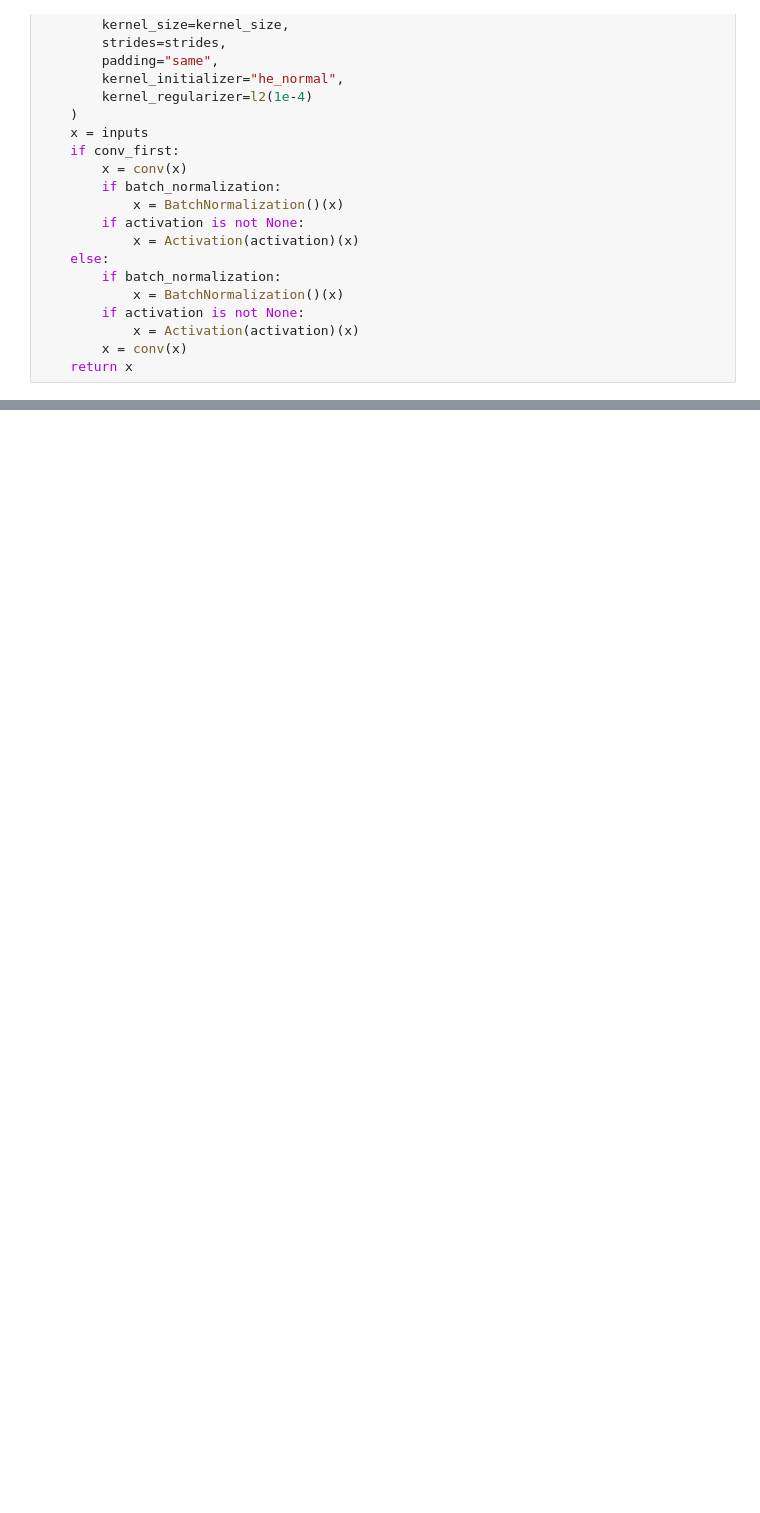
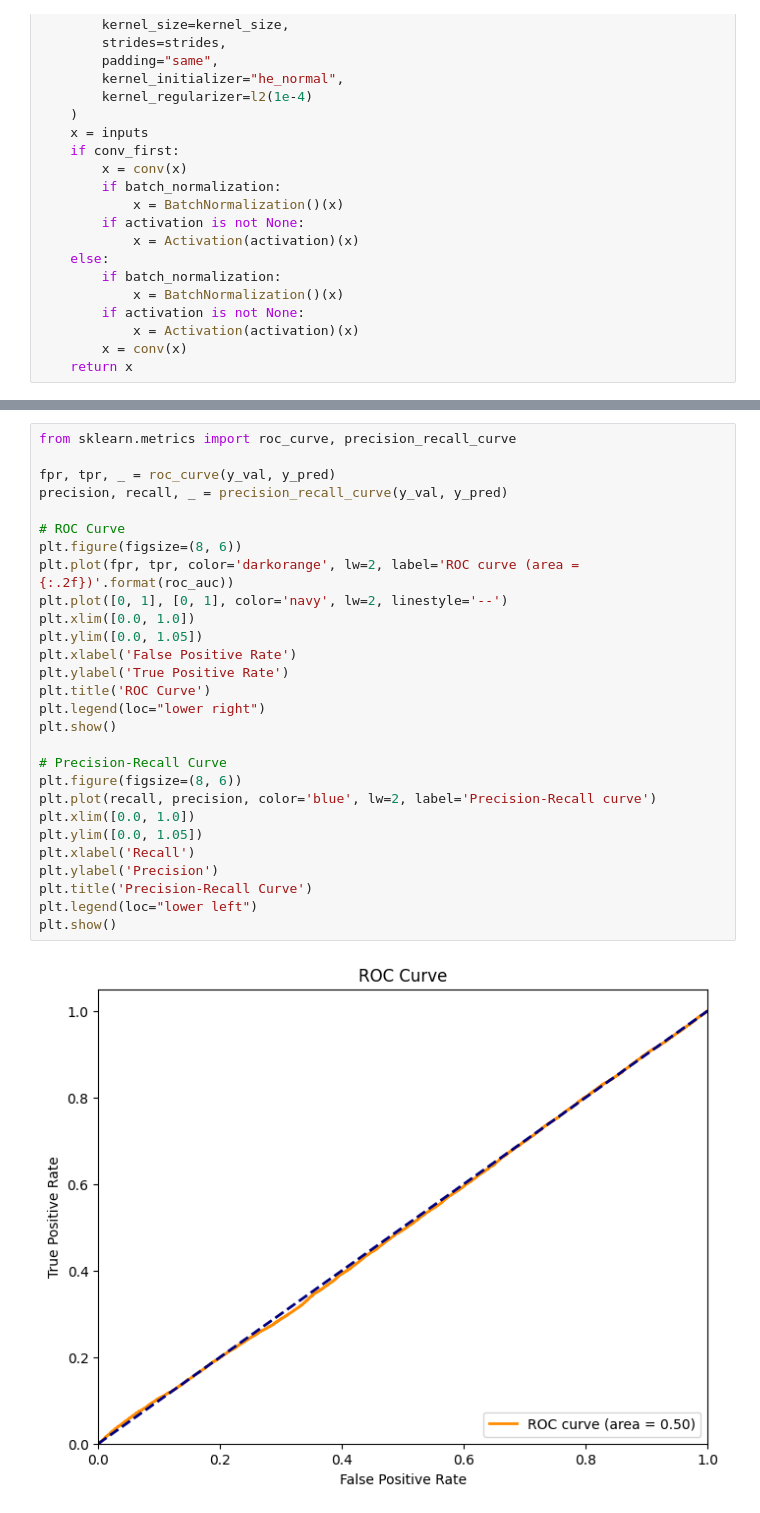
Before and after one commit to S4vyss/machine-learning, a Jupyter notebook: cancerdetection.ipynb, the cells around one changed output, grey strips where cells are left out. Drawn from its saved outputs; the diff is of its cells as text; blank space fills up the shorter version.

```diff
--- a/cancerdetection.ipynb
+++ b/cancerdetection.ipynb
@@ -264,0 +478,30 @@ model.summary()
+# %%
+from sklearn.metrics import roc_curve, precision_recall_curve
+
+fpr, tpr, _ = roc_curve(y_val, y_pred)
+precision, recall, _ = precision_recall_curve(y_val, y_pred)
+
+# ROC Curve
+plt.figure(figsize=(8, 6))
+plt.plot(fpr, tpr, color='darkorange', lw=2, label='ROC curve (area = {:.2f})'.format(roc_auc))
+plt.plot([0, 1], [0, 1], color='navy', lw=2, linestyle='--')
+plt.xlim([0.0, 1.0])
+plt.ylim([0.0, 1.05])
+plt.xlabel('False Positive Rate')
+plt.ylabel('True Positive Rate')
+plt.title('ROC Curve')
+plt.legend(loc="lower right")
+plt.show()
+
+# Precision-Recall Curve
+plt.figure(figsize=(8, 6))
+plt.plot(recall, precision, color='blue', lw=2, label='Precision-Recall curve')
+plt.xlim([0.0, 1.0])
+plt.ylim([0.0, 1.05])
+plt.xlabel('Recall')
+plt.ylabel('Precision')
+plt.title('Precision-Recall Curve')
+plt.legend(loc="lower left")
+plt.show()
+# %% [output]
+[figure, added]
```
Also changed, not shown: parts of 30 cells of this notebook.
